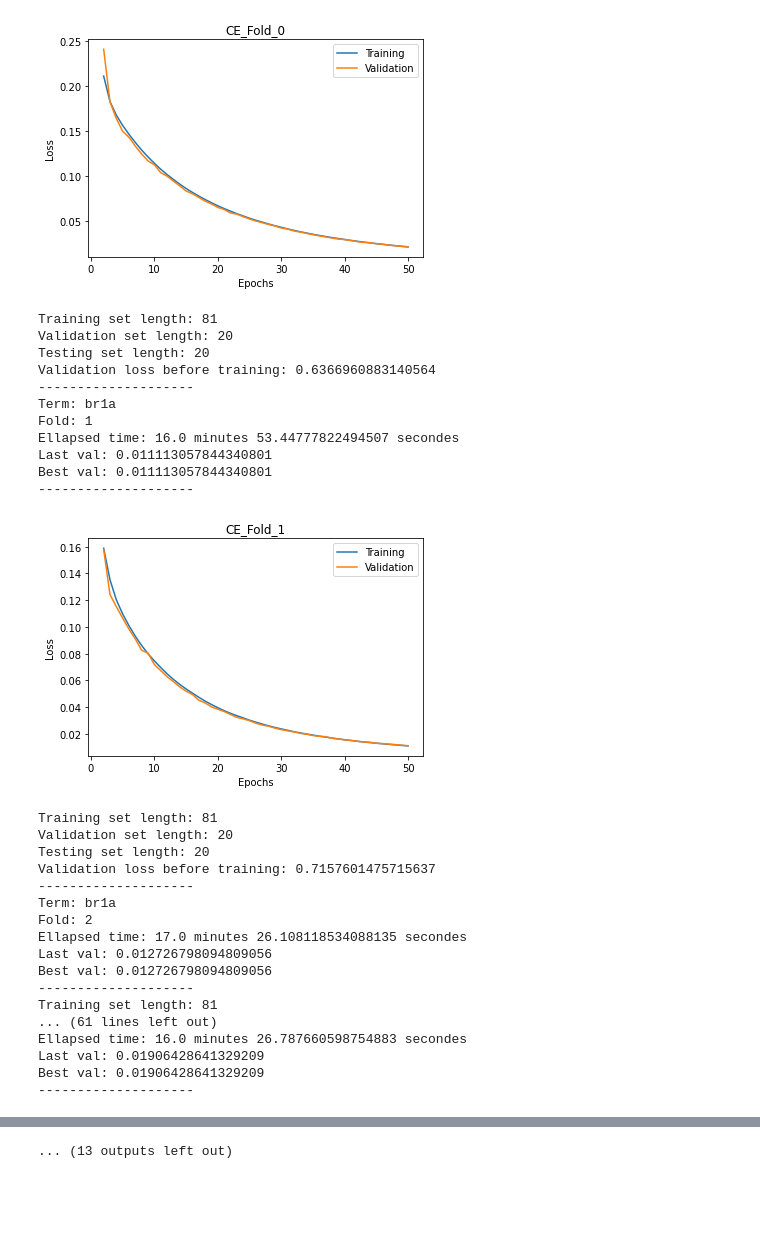
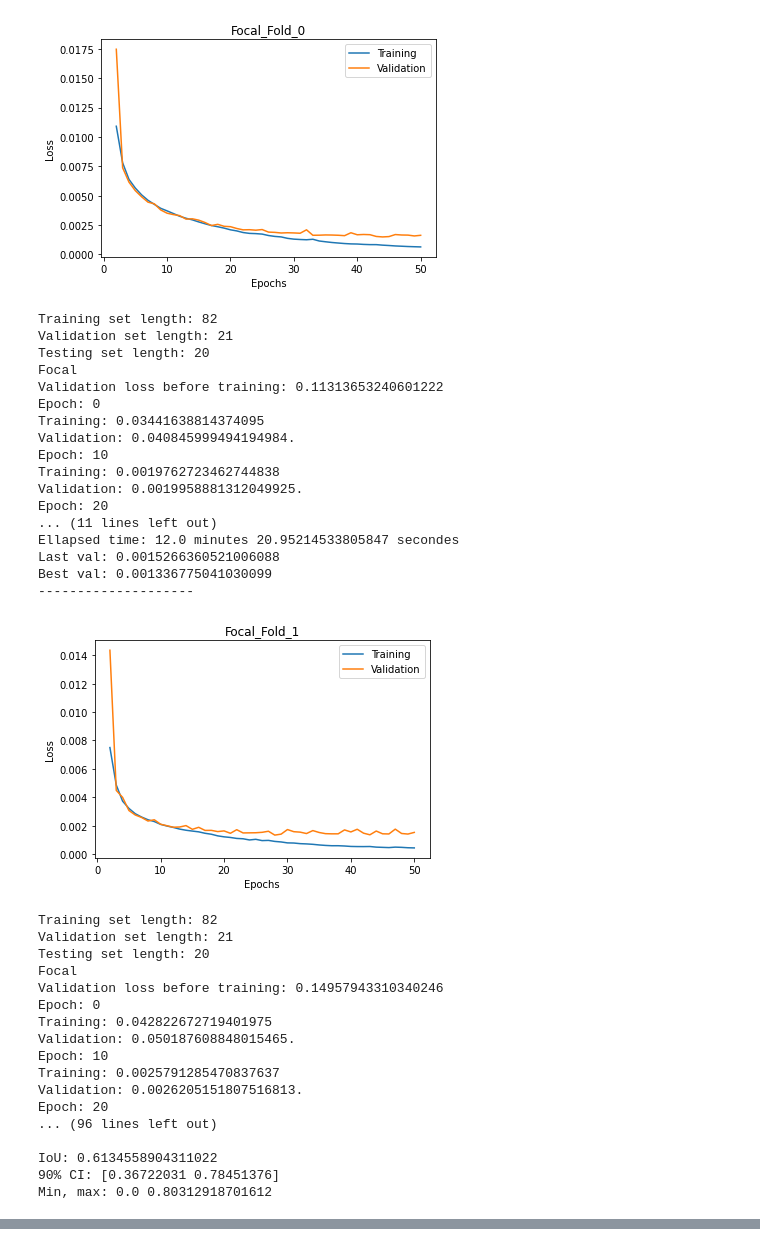
Before and after one commit to BellefroidSarah/thesis, a Jupyter notebook: all_training_eval.ipynb, the cells around one changed output, grey strips where cells are left out. Drawn from its saved outputs; the diff is of its cells as text; code cells hidden in the pictures; blank space fills up the shorter version.

```diff
--- a/all_training_eval.ipynb
+++ b/all_training_eval.ipynb
@@ -30,11 +30,7 @@ def predict_img(model, image, device, transform, out_threshold=0.5):
         proba = y_pred.detach().cpu().squeeze(0).numpy()[1, :, :]
         return proba > out_threshold
 # %%
-TERMS = ["br1a",
-         "br1b",
-         "br2a",
-         "br2b",
-         "cb1"]
+TERMS = ["vc"]
 
 for TERM in TERMS:
     start_term = time.time()
@@ -125,6 +121,10 @@ for TERM in TERMS:
             print("Tversky")
             criterion = loss_fn.TverskyLoss(alpha=0.7, beta= 0.3)
             criterion_string = "Tversky"
+        if cst.LOSS == "Focal":
+            print("Focal")
+            criterion = loss_fn.FocalLoss(alpha=0.8, gamma= 2, reduction="mean")
+            criterion_string = "Focal"
 
         optimiser = torch.optim.Adam(model.parameters(), lr=cst.LEARNING_RATE, weight_decay=cst.WEIGHT_DECAY)
         optimiser_string = "ADAM" + "_" + "LR" + str(cst.LEARNING_RATE) + "_" + "WD" + str(cst.WEIGHT_DECAY)
@@ -221,6 +221,10 @@ for TERM in TERMS:
 
                 loss = np.mean(val_loss)
                 epochs_val_losses.append(loss)
+                if i%10 == 0:
+                    print("Epoch: " + str(i))
+                    print("Training: {}".format(np.mean(train_loss)))
+                    print("Validation: {}.".format(loss))
                 #print("Validation: {}.".format(loss))
 
                 if loss < best_val:
@@ -316,7 +320,7 @@ for TERM in TERMS:
     eval_model.eval()
     for image, mask, name in testing_loader:
         image_name = name[0]
-        prediction = predict_img(model, transform(image), DEVICE, untransform, out_threshold=cst.THRESHOLD)
+        prediction = predict_img(eval_model, transform(image), DEVICE, untransform, out_threshold=cst.THRESHOLD)
         pred = torch.from_numpy(prediction)
 
         precisions.append(metrics.precision(pred, mask))
@@ -361,30 +370,36 @@ Best val: 0.021071260484556358
-[figure, old version]
+[figure, new version]
-Training set length: 81
-Validation set length: 20
+Training set length: 82
+Validation set length: 21
 Testing set length: 20
-Validation loss before training: 0.6366960883140564
+Focal
+Validation loss before training: 0.11313653240601222
+Epoch: 0
+Training: 0.03441638814374095
+Validation: 0.040845999494194984.
+Epoch: 10
+Training: 0.0019762723462744838
+Validation: 0.0019958881312049925.
+Epoch: 20
+... (11 lines left out)
+Ellapsed time: 12.0 minutes 20.95214533805847 secondes
+Last val: 0.0015266360521006088
+Best val: 0.001336775041030099
 --------------------
-Term: br1a
-Fold: 1
-Ellapsed time: 16.0 minutes 53.44777822494507 secondes
-Last val: 0.011113057844340801
-Best val: 0.011113057844340801
---------------------
-[figure, old version]
+[figure, new version]
-Training set length: 81
-Validation set length: 20
+Training set length: 82
+Validation set length: 21
 Testing set length: 20
-Validation loss before training: 0.7157601475715637
---------------------
-Term: br1a
-Fold: 2
-Ellapsed time: 17.0 minutes 26.108118534088135 secondes
-Last val: 0.012726798094809056
-Best val: 0.012726798094809056
---------------------
-Training set length: 81
-... (61 lines left out)
-Ellapsed time: 16.0 minutes 26.787660598754883 secondes
-Last val: 0.01906428641329209
-Best val: 0.01906428641329209
---------------------
+Focal
+Validation loss before training: 0.14957943310340246
+Epoch: 0
+Training: 0.042822672719401975
+Validation: 0.050187608848015465.
+Epoch: 10
+Training: 0.0025791285470837637
+Validation: 0.0026205151807516813.
+Epoch: 20
+... (96 lines left out)
+
+IoU: 0.6134558904311022
+90% CI: [0.36722031 0.78451376]
+Min, max: 0.0 0.80312918701612
@@ -440 +405,0 @@ Best val: 0.029212596360594034
-... (13 outputs left out)
```
Also changed, not shown: parts of 1 cell of this notebook, 2 other files.
